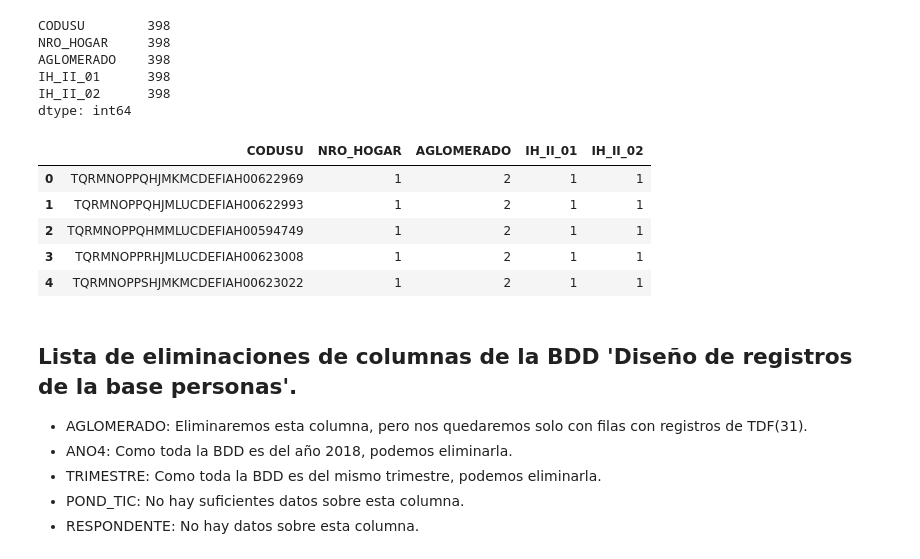
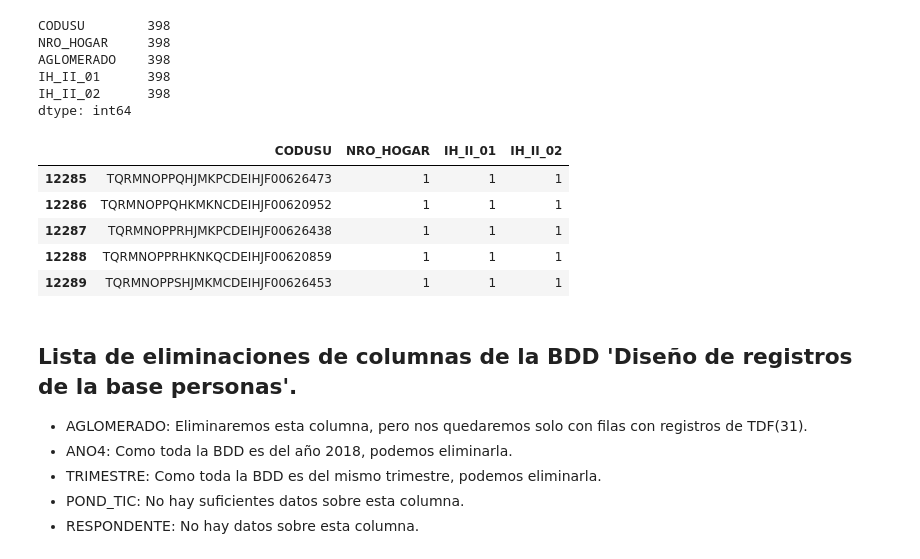
Before and after one commit to ziodoxe/acceso_a_internet, a Jupyter notebook: notebooks/acceso_a_internet.ipynb, the cells around one changed output. Drawn from its saved outputs; the diff is of its cells as text; code cells hidden in the pictures.

```diff
--- a/notebooks/acceso_a_internet.ipynb
+++ b/notebooks/acceso_a_internet.ipynb
@@ -77,14 +68,14 @@ dtype: int64
 # %%
 # Una vez filtrado la columna con los datos de Rio Grande y Ushuaia, procedemos a eliminarla.
 df_hogtdf = df_hogtdf.drop(columns=['AGLOMERADO'])
-df_hog.head()
+df_hogtdf.head()
 # %% [output]
-|  | CODUSU | NRO_HOGAR | AGLOMERADO | IH_II_01 | IH_II_02 |
-| 0 | TQRMNOPPQHJMKMCDEFIAH00622969 | 1 | 2 | 1 | 1 |
-| 1 | TQRMNOPPQHJMLUCDEFIAH00622993 | 1 | 2 | 1 | 1 |
-| 2 | TQRMNOPPQHMMLUCDEFIAH00594749 | 1 | 2 | 1 | 1 |
-| 3 | TQRMNOPPRHJMLUCDEFIAH00623008 | 1 | 2 | 1 | 1 |
-| 4 | TQRMNOPPSHJMKMCDEFIAH00623022 | 1 | 2 | 1 | 1 |
+|  | CODUSU | NRO_HOGAR | IH_II_01 | IH_II_02 |
+| 12285 | TQRMNOPPQHJMKPCDEIHJF00626473 | 1 | 1 | 1 |
+| 12286 | TQRMNOPPQHKMKNCDEIHJF00620952 | 1 | 1 | 1 |
+| 12287 | TQRMNOPPRHJMKPCDEIHJF00626438 | 1 | 1 | 1 |
+| 12288 | TQRMNOPPRHKNKQCDEIHJF00620859 | 1 | 1 | 1 |
+| 12289 | TQRMNOPPSHJMKMCDEIHJF00626453 | 1 | 1 | 1 |
 # %% [markdown]
 ## Lista de eliminaciones de columnas de la BDD 'Diseño de registros de la base personas'.
 * AGLOMERADO: Eliminaremos esta columna, pero nos quedaremos solo con filas con registros de TDF(31).
```
Also changed, not shown: parts of 4 cells of this notebook.
